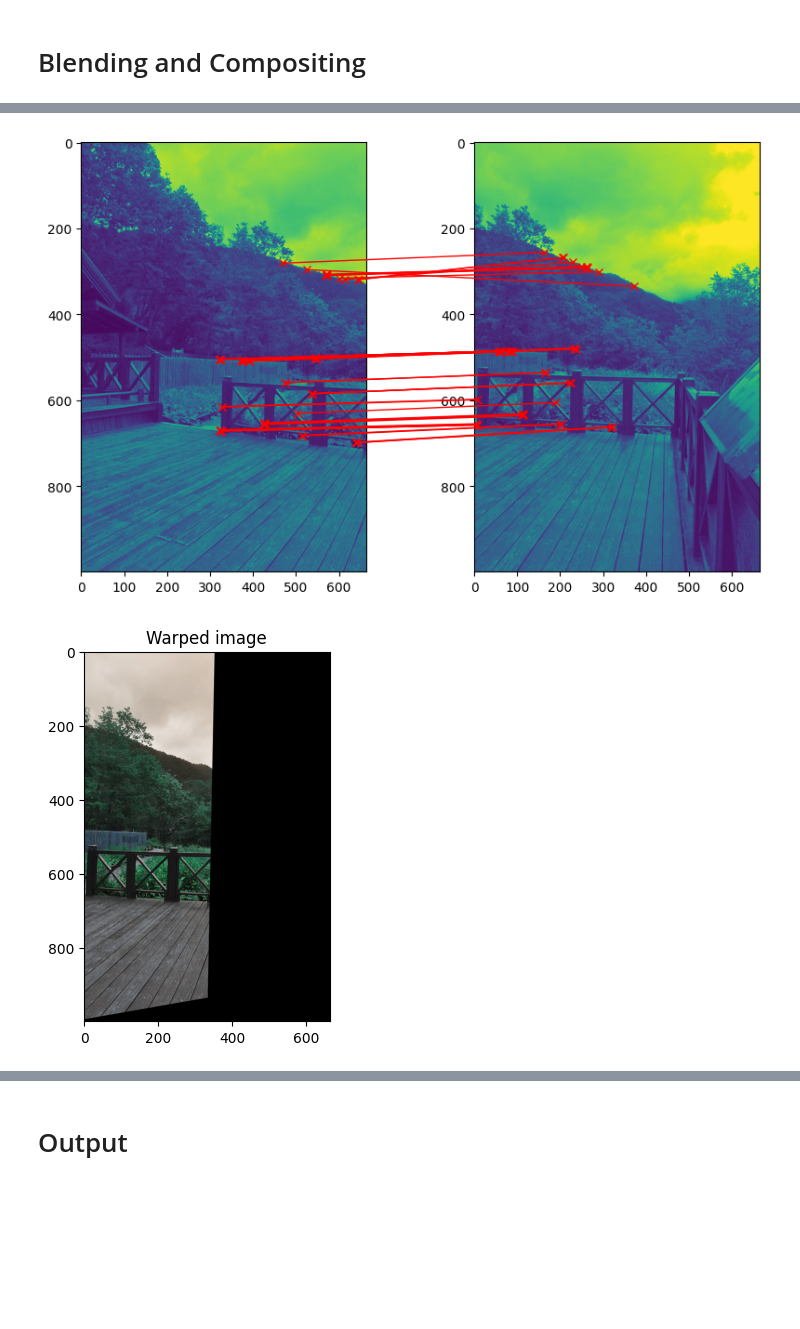
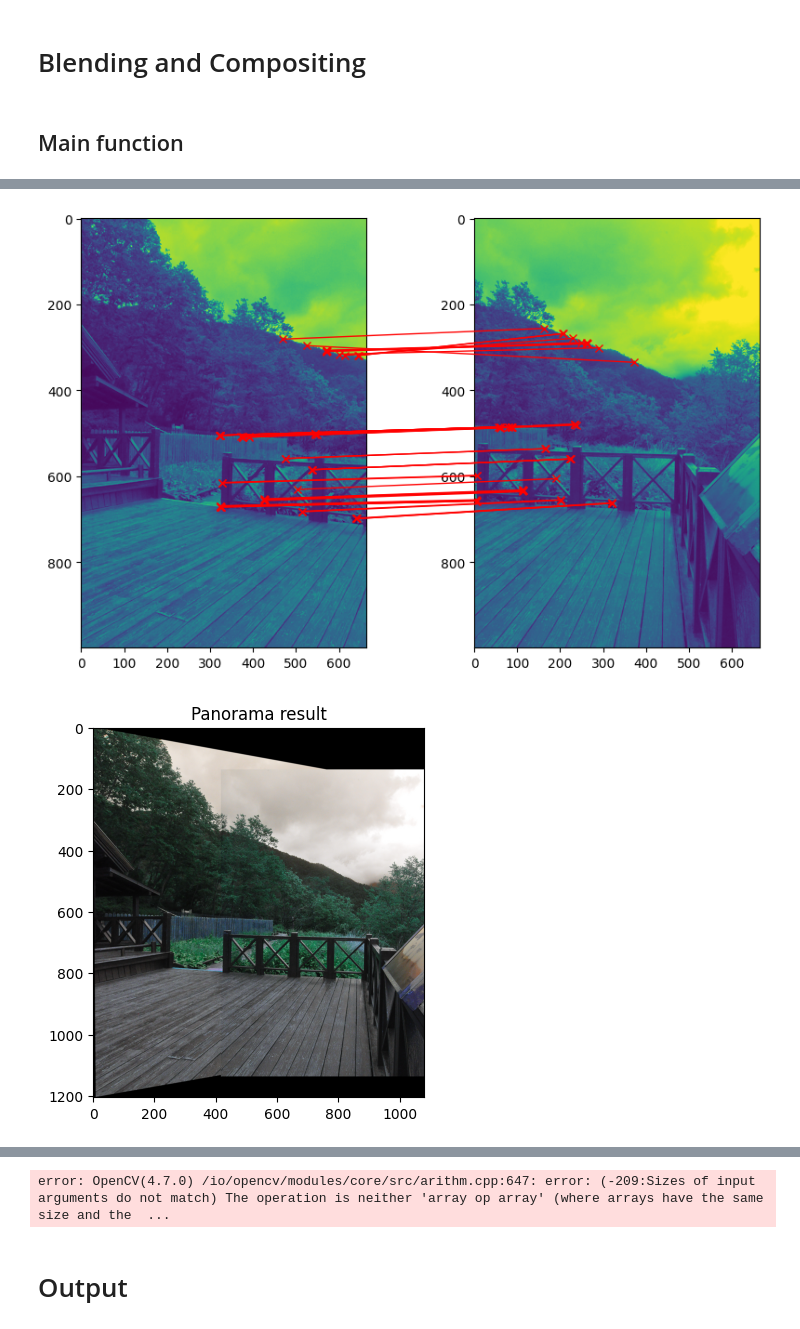
Before and after one commit to Raichuu41/3d-cv-image-stitching, a Jupyter notebook: src/harris_coner_detector.ipynb, the cells around one changed output, grey strips where cells are left out. Drawn from its saved outputs; the diff is of its cells as text; code cells hidden in the pictures; blank space fills up the shorter version.

Commit message:
panorma result

```diff
--- a/src/harris_coner_detector.ipynb
+++ b/src/harris_coner_detector.ipynb
@@ -197,3 +166,33 @@ def composite_images(image1, image2):
+# %%
+def warpTwoImages(img_src, img_des, H, appear=False):
+    # Warp the source image to align with the destination image
+    h1,w1 = img_src.shape[:2]
+    h2,w2 = img_des.shape[:2]
+
+    pts1 = np.float32([[0,0],[0,h1],[w1,h1],[w1,0]]).reshape(-1,1,2)
+    pts2 = np.float32([[0,0],[0,h2],[w2,h2],[w2,0]]).reshape(-1,1,2)
+
+    pts2_ = cv2.perspectiveTransform(pts2, H)
+    pts = np.concatenate((pts1, pts2_), axis=0)
+
+    [xmin, ymin] = np.int32(pts.min(axis=0).ravel() - 0.5)
+    [xmax, ymax] = np.int32(pts.max(axis=0).ravel() + 0.5)
+    t = [-xmin,-ymin]
+    Ht = np.array([[1,0,t[0]],[0,1,t[1]],[0,0,1]]) # translate
+
+    wrap_src_img = cv2.warpPerspective(img_src, Ht.dot(H), (xmax-xmin, ymax-ymin))
+
+    # Combine the two images into a panorama
+    wrap_src_img[t[1]:h1+t[1],t[0]:w1+t[0]] = img_des
+
+    if appear == True:
+        plt.imshow(wrap_src_img)
+        plt.title('Panorama result')
+        plt.show()
+
+    return wrap_src_img
+# %% [markdown]
+## Main function
 # %%
 def stitching_images_harris_test():
     # Load images. CV2 reads in BGR format
@@ -205,49 +204,41 @@ def stitching_images_harris_test():
     imgs_norm_uint8 = nomalize_images(imgs, title="Nomalized images")
 
     # Grayscale images
-    gray_imgs = [gray_src, gray_des] = to_grayImage(imgs_norm_uint8)
+    gray_imgs = [gray_src, gray_des] = to_gray_images(imgs_norm_uint8)
 
     # Harris conner detector
     keypoints = harris_coner_detector(gray_imgs,
                                     blockSize=2,
                                     ksize=3,
                                     k_harris_parameter=0.04,
                                     threshold=0.01,
                                     appear=True)
 
     # Matching images, because there are only two images for testing => only one patched points
     matched_points = [[src_points, des_points, _, _]] = matching_images(gray_imgs, keypoints,
                                                                         num_top_matches=50,
                                                                         appear=True)
 
     # Compute homography matrix using RANSAC
     H, mask = cv2.findHomography(src_points, des_points, cv2.RANSAC, 10.0)
 
-    # Warp the source image to align with the destination image
-    img_warped = cv2.warpPerspective(img_src, H, (img_des.shape[1], img_des.shape[0]))
-    plt.imshow(img_warped)
-    plt.title('Warped image')
-    plt.show()
-
-    # Combine the two images into a panorama
-    panorama = np.zeros((max(img_des.shape[0], img_warped.shape[0]), img_des.shape[1] + img_warped.shape[1], 3), dtype=np.uint8)
-    panorama[:img_des.shape[0], :img_des.shape[1], :] = img_des
-    panorama[:img_warped.shape[0], img_des.shape[1]:, :] = img_warped
+    # warp and combine two image
+    panorama = warpTwoImages(img_src, img_des, H, appear=True)
 
     # Blend the two images in the panorama
     alpha = 0.5
-    panorama = cv2.addWeighted(panorama[:, :img_des.shape[1], :], alpha, panorama[:, img_des.shape[1]:, :], 1 - alpha, 0)
+    panorama = cv2.addWeighted(panorama[:, :panorama.shape[1], :], alpha, panorama[:, panorama.shape[1]:, :], 1 - alpha, 0)
 
     # Fix the color channels of the blended image
     panorama = cv2.cvtColor(panorama, cv2.COLOR_BGR2RGB)
 
     return panorama
 
 HARRIS_IMAGE_RESULT = stitching_images_harris_test()
 plt.imshow(HARRIS_IMAGE_RESULT)
 plt.title('Panorama result')
 plt.show()
 # %% [output]
 [figure]
 [figure]
-[figure, old version]
+[figure, new version]
@@ -255,3 +245,4 @@ plt.show()
+error: OpenCV(4.7.0) /io/opencv/modules/core/src/arithm.cpp:647: error: (-209:Sizes of input arguments do not match) The operation is neither 'array op array' (where arrays have the same size and the  ...
 # %% [markdown]
 # Output
 # %%
```
Also changed, not shown: parts of 2 cells of this notebook.
